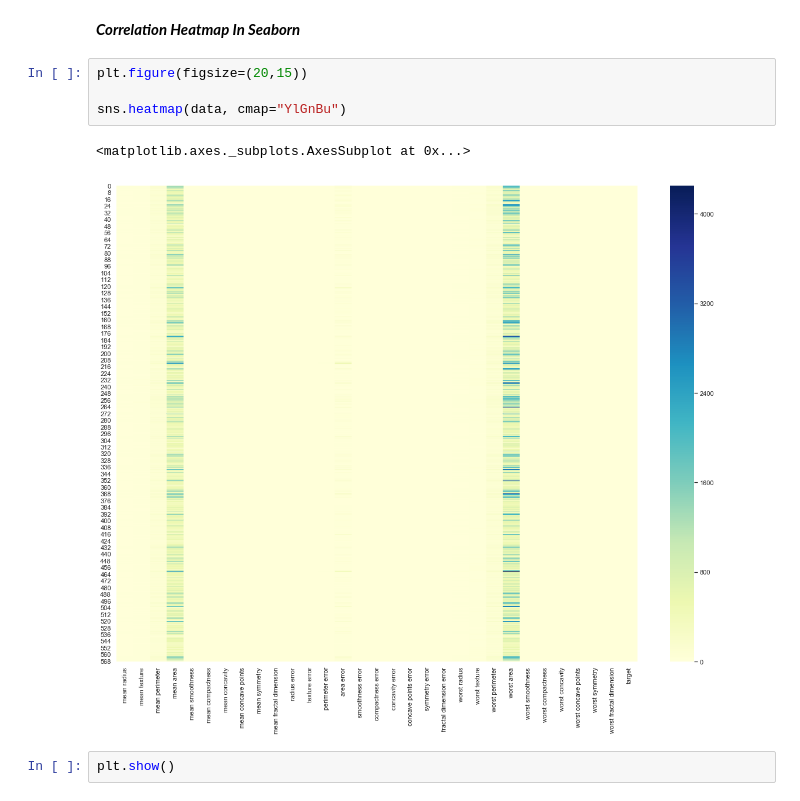
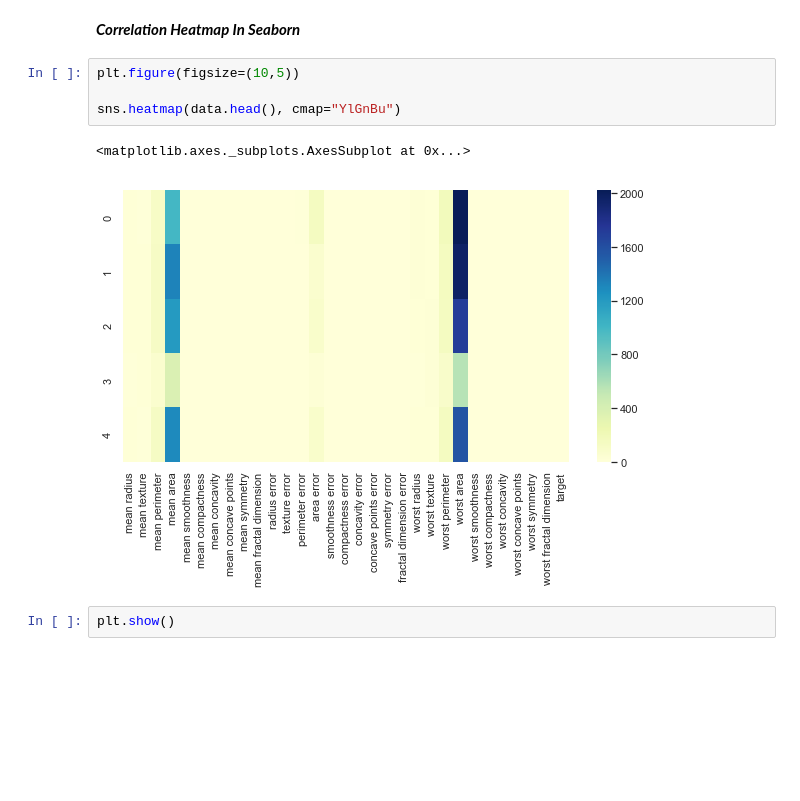
Before and after one commit to Andre-Williams22/DS-2.1-Machine-Learning, a Jupyter notebook: Assignments/08_Support_Vector_Machines.ipynb, the cells around one changed output. Saved outputs shown, nothing was run; the diff lists cells and outputs as text; blank space fills up the shorter version.

```diff
--- a/Assignments/08_Support_Vector_Machines.ipynb
+++ b/Assignments/08_Support_Vector_Machines.ipynb
@@ -160,12 +159,12 @@ corr.style.background_gradient(cmap='coolwarm')
 # %% [markdown]
 ***Correlation Heatmap In Seaborn***
 # %%
-plt.figure(figsize=(20,15))
+plt.figure(figsize=(10,5))
 
-sns.heatmap(data, cmap="YlGnBu")
+sns.heatmap(data.head(), cmap="YlGnBu")
 # %% [output]
 <matplotlib.axes._subplots.AxesSubplot at 0x...>
-[figure, old version]
+[figure, new version]
 # %%
 plt.show()
 # %%
```
Also changed, not shown: parts of 26 cells of this notebook.
